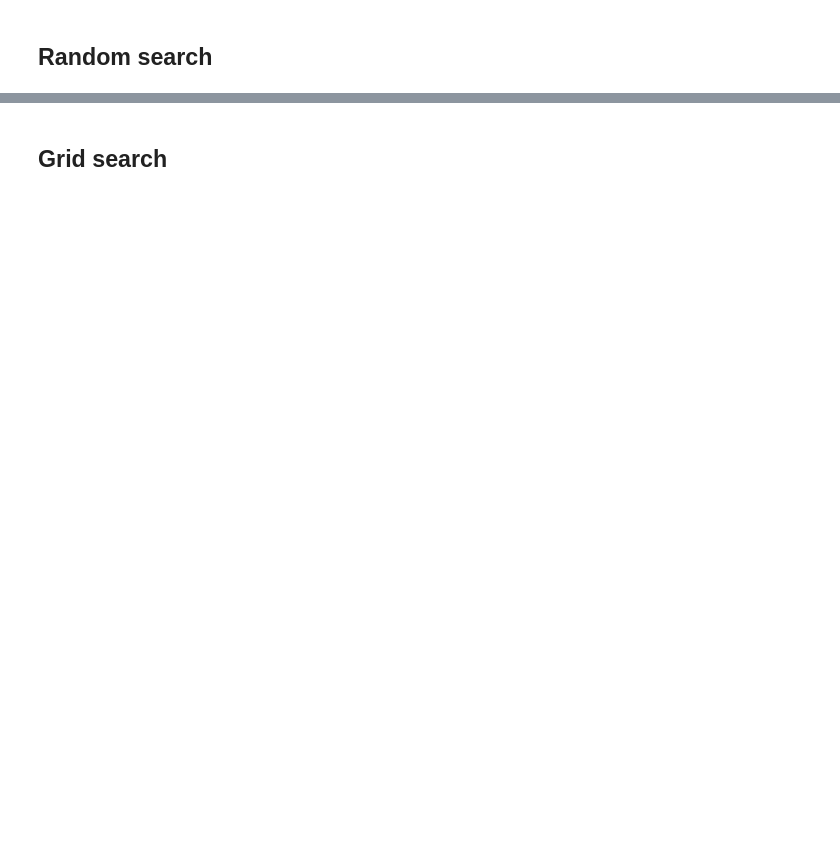
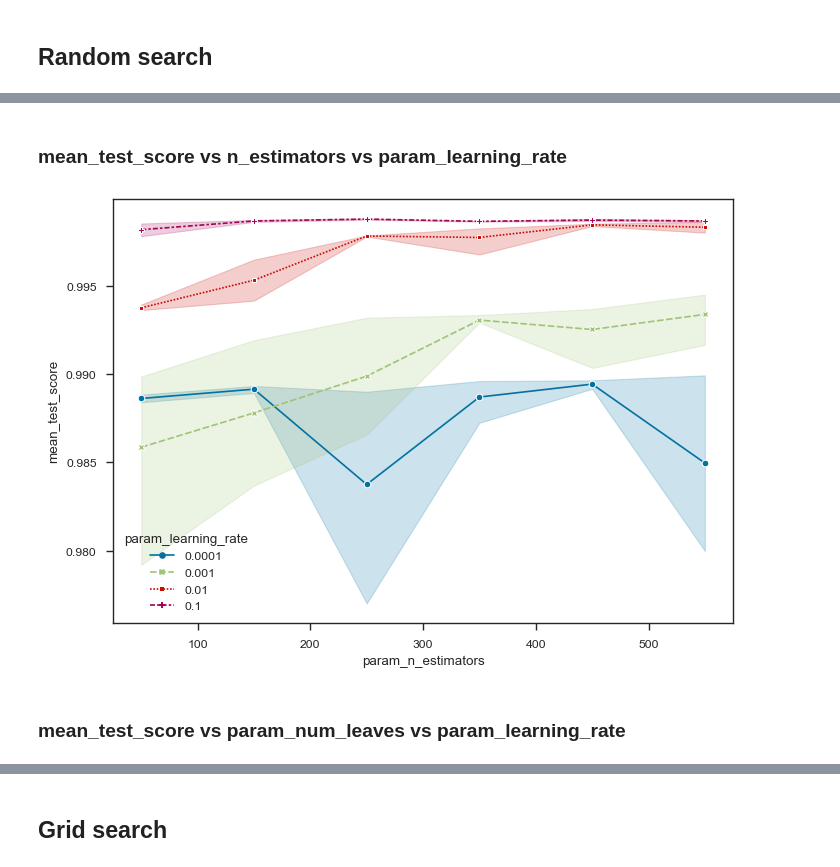
Before and after one commit to guyrux/ethereum_laundering, a Jupyter notebook: notebooks/03-ethereum_modeling_v2-suto.ipynb, the cells around one changed output, grey strips where cells are left out. Cells and saved outputs as stored; diff of their text form; code cells hidden in the pictures; blank space fills up the shorter version.

```diff
--- a/notebooks/03-ethereum_modeling_v2-suto.ipynb
+++ b/notebooks/03-ethereum_modeling_v2-suto.ipynb
@@ -117,26 +140,9 @@ classifier_lgbm = LGBMClassifier(
     random_state=RANDOM_STATE, n_jobs=-1, silent = 'warn', objective = 'binary', importance_type = 'split',
 )
 
-#     boosting_type = ['gbdt', 'dart', 'rf'],
-dct_params = dict(
-    num_leaves = [int(31*.75), 31, int(31*1.25)],
-    max_depth = np.arange(4, 36, 4).tolist(),
-    learning_rate = [0.01, 0.05, 0.1],
-    n_estimators = np.arange(50, 600, 150).tolist(),
-)
-
-
-# params = dict(
-#     n_estimators=np.arange(50, 600, 150).tolist(),
-#     criterion=['gini', 'entropy', 'log_loss'],
-#     max_depth=np.arange(4, 36, 4).tolist(),
-#     max_features=['sqrt', 'log2'],
-#     ccp_alpha=np.arange(0, 0.035, 0.005).tolist(),
-# )
-
 rscv = RandomizedSearchCV(
     classifier_lgbm, dct_params, error_score='raise', random_state=RANDOM_STATE, n_iter=100,
-    return_train_score=True, scoring='roc_auc', cv=10
+    return_train_score=True, scoring='roc_auc', cv=10,
 )
 
 search = rscv.fit(X_train_exp_02, y_train_exp_02)
@@ -147,0 +154,8 @@ best_rscv
+# %%
+df_random_search_results = pd.DataFrame.from_dict(rscv.cv_results_, orient='columns')[
+    ['rank_test_score', 'param_num_leaves', 'param_n_estimators', 'param_max_depth', 'param_learning_rate',
+     'mean_fit_time', 'std_fit_time', 'mean_score_time', 'std_score_time', 'mean_test_score', 'std_test_score',
+     'mean_train_score', 'std_train_score']
+]
+
+df_random_search_results.sort_values(by=['rank_test_score'], ascending=True)[:10]
@@ -147,0 +174,11 @@ best_rscv
+# %% [markdown]
+### mean_test_score vs n_estimators vs param_learning_rate
+# %%
+sns.lineplot(
+    data=df_random_search_results, x='param_n_estimators', y='mean_test_score', hue='param_learning_rate',
+    palette=sns.color_palette(), style="param_learning_rate", markers=True
+);
+# %% [output]
+[figure, added]
+# %% [markdown]
+### mean_test_score vs param_num_leaves vs param_learning_rate
```
Also changed, not shown: parts of 33 cells of this notebook, 5 other files.
